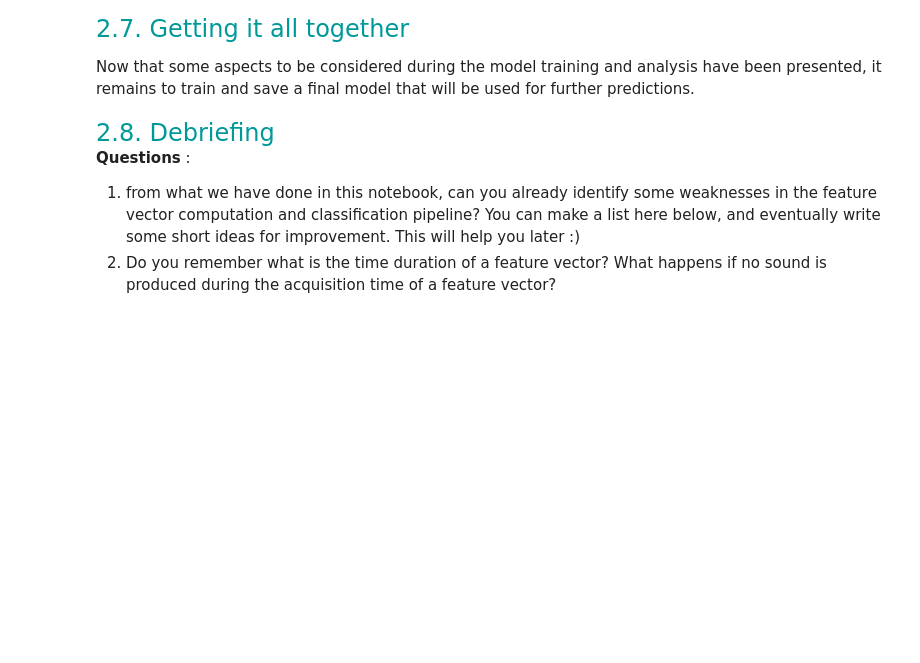
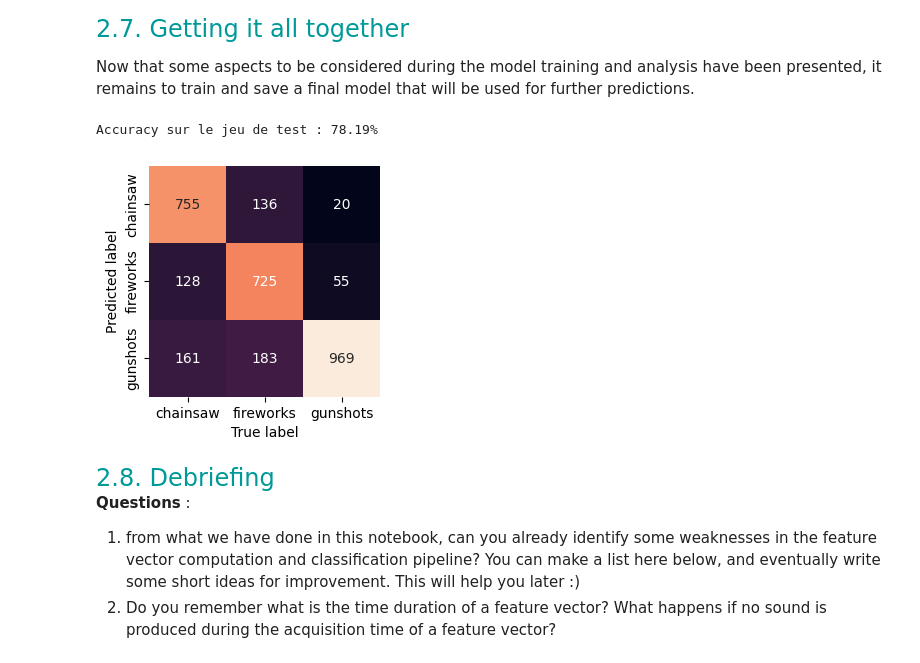
Before and after one commit to Jeannekre/LELEC210X_F, a Jupyter notebook: classification/p1c_audio.ipynb, the cells around one changed output. Saved outputs shown, nothing was run; the diff lists cells and outputs as text; code cells hidden in the pictures; blank space fills up the shorter version.

```diff
--- a/classification/p1c_audio.ipynb
+++ b/classification/p1c_audio.ipynb
@@ -118,17 +118,19 @@ Set step back to 1 for the rest of this notebook.
 ### TO RUN
 if True:
     X_train, y_train = myds.get_feature_vectors()
-    X_test, y_test = Feature_vector_DS(dataset_test, Nft=512, nmel=20, duration=950, step=1).get_feature_vectors()
+    X_test, y_test = Feature_vector_DS(
+        dataset_test, Nft=512, nmel=20, duration=950, step=1
+    ).get_feature_vectors()
 
     np.save(fm_dir + "feature_matrix_2D_train.npy", X_train)
     np.save(fm_dir + "feature_matrix_2D_test.npy", X_test)
     np.save(fm_dir + "labels_train.npy", y_train)
     np.save(fm_dir + "labels_test.npy", y_test)
 else:
-    X_train = np.load(fm_dir+"feature_matrix_2D_train.npy")
-    X_test = np.load(fm_dir+"feature_matrix_2D_test.npy")
-    y_train = np.load(fm_dir+"labels_train.npy")
-    y_test = np.load(fm_dir+"labels_test.npy")
+    X_train = np.load(fm_dir + "feature_matrix_2D_train.npy")
+    X_test = np.load(fm_dir + "feature_matrix_2D_test.npy")
+    y_train = np.load(fm_dir + "labels_train.npy")
+    y_test = np.load(fm_dir + "labels_test.npy")
 
 print(f"Shape of the feature matrix : {X_train.shape}, {X_test.shape}")
 print(f"Number of labels : {len(y_train)}, {len(y_test)}")
@@ -576,3 +603,65 @@ pickle.dump(model, open(model_dir + filename, "wb"))
+# %%
+### TO COMPLETE
+
+# [1] Create dataset of feature vectors and split it.
+# (optional) with data augmentation
+# Définition de l'augmentation des données (ex: scaling et léger bruit)
+data_aug = [("scaling", 0.3), ("noise", 0.3)]
+
+# Création du dataset d'entraînement avec extraction des vecteurs
+myds = Feature_vector_DS(
+    dataset_train,
+    Nft=512,
+    nmel=20,
+    duration=950,
+    step=1,
+    normalize=True,  # [2] Normalisation de la norme des vecteurs pour contrer le mismatch en dB
+    data_aug=data_aug,
+)
+X_train, y_train = myds.get_feature_vectors()
+
+# Création du dataset de test (sans data augmentation)
+myds_test = Feature_vector_DS(
+    dataset_test, Nft=512, nmel=20, duration=950, step=1, normalize=True
+)
+X_test, y_test = myds_test.get_feature_vectors()
+
+
+# [2] (optional) Data normalization
+# Effectué directement dans Feature_vector_DS via normalize=True
+
+
+# [3] (optional) dimensionality reduction.
+# Réduction de dimension avec PCA (ex: n=5 composantes principales)
+n_components = 5
+pca = PCA(n_components=n_components, whiten=True)
+X_train_reduced = pca.fit_transform(X_train)
+X_test_reduced = pca.transform(X_test)
+
+
+# [4] Model training and selection.
+# Entraînement du modèle KNN (ex: K=8 d'après les analyses précédentes)
+K = 8
+model = KNeighborsClassifier(n_neighbors=K, weights="distance")
+model.fit(X_train_reduced, y_train)
+
+
+# [5] Save the trained model, eventually the pca.
+filename = "model.pickle"
+pickle.dump(model, open(model_dir + filename, "wb"))
+
+filename_pca = "pca.pickle"
+pickle.dump(pca, open(model_dir + filename_pca, "wb"))
+
+
+# [6] Evaluate the model.
+predictions = model.predict(X_test_reduced)
+acc = accuracy(predictions, y_test)
+print(f"Accuracy sur le jeu de test : {100 * acc:.2f}%")
+show_confusion_matrix(predictions, y_test, classnames)
+# %% [output]
+Accuracy sur le jeu de test : 78.19%
+[figure, added]
 # %% [markdown]
 <font size=5 color=#009999> 2.8. Debriefing </font> <br>
 **Questions** :
```
Also changed, not shown: parts of 16 cells of this notebook, 1 other file.
